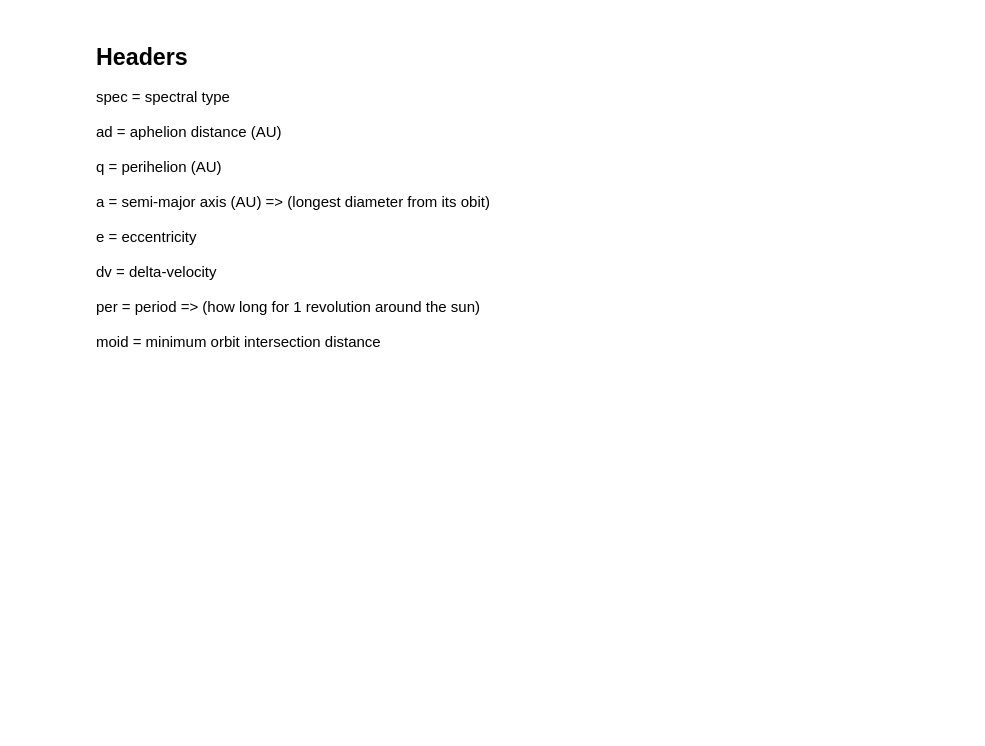
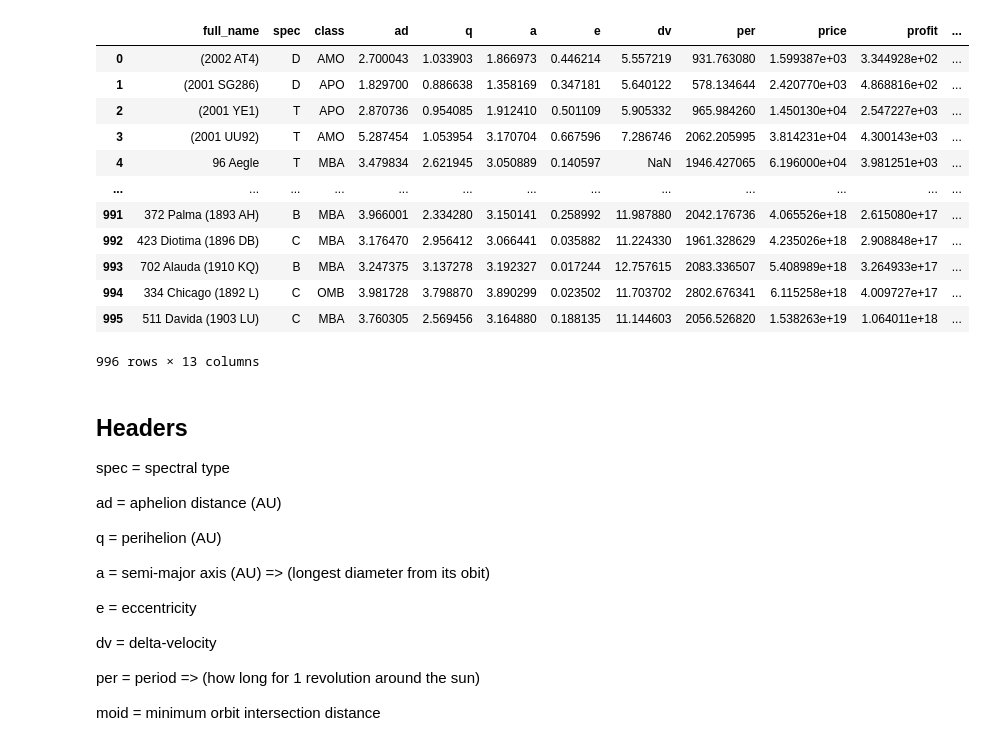
Before and after one commit to RobSalazar/Project-4, a Jupyter notebook: space_data.ipynb, the cells around one changed output. Saved outputs shown, nothing was run; the diff lists cells and outputs as text; code cells hidden in the pictures; blank space fills up the shorter version.

```diff
--- a/space_data.ipynb
+++ b/space_data.ipynb
@@ -17,6 +17,21 @@ df2 = pd.DataFrame(response2)
 # %%
 neo_df = df[['full_name', 'spec' , 'class' , 'ad' , 'q' , 'a' , 'e' , 'dv' ,'per' , 'price' , 'profit' , 'moid' , 'diameter']]
 neo_df2 = df2[['full_name', 'spec' , 'class' , 'ad' , 'q' , 'a' , 'e' , 'dv' ,'per' , 'price' , 'profit' , 'moid' , 'diameter']]
+neo_df2
+# %% [output]
+|  | full_name | spec | class | ad | q | a | e | dv | per | price | profit | ... |
+| 0 | (2002 AT4) | D | AMO | 2.700043 | 1.033903 | 1.866973 | 0.446214 | 5.557219 | 931.763080 | 1.599387e+03 | 3.344928e+02 | ... |
+| 1 | (2001 SG286) | D | APO | 1.829700 | 0.886638 | 1.358169 | 0.347181 | 5.640122 | 578.134644 | 2.420770e+03 | 4.868816e+02 | ... |
+| 2 | (2001 YE1) | T | APO | 2.870736 | 0.954085 | 1.912410 | 0.501109 | 5.905332 | 965.984260 | 1.450130e+04 | 2.547227e+03 | ... |
+| 3 | (2001 UU92) | T | AMO | 5.287454 | 1.053954 | 3.170704 | 0.667596 | 7.286746 | 2062.205995 | 3.814231e+04 | 4.300143e+03 | ... |
+| 4 | 96 Aegle | T | MBA | 3.479834 | 2.621945 | 3.050889 | 0.140597 | NaN | 1946.427065 | 6.196000e+04 | 3.981251e+03 | ... |
+| ... | ... | ... | ... | ... | ... | ... | ... | ... | ... | ... | ... | ... |
+| 991 | 372 Palma (1893 AH) | B | MBA | 3.966001 | 2.334280 | 3.150141 | 0.258992 | 11.987880 | 2042.176736 | 4.065526e+18 | 2.615080e+17 | ... |
+| 992 | 423 Diotima (1896 DB) | C | MBA | 3.176470 | 2.956412 | 3.066441 | 0.035882 | 11.224330 | 1961.328629 | 4.235026e+18 | 2.908848e+17 | ... |
+| 993 | 702 Alauda (1910 KQ) | B | MBA | 3.247375 | 3.137278 | 3.192327 | 0.017244 | 12.757615 | 2083.336507 | 5.408989e+18 | 3.264933e+17 | ... |
+| 994 | 334 Chicago (1892 L) | C | OMB | 3.981728 | 3.798870 | 3.890299 | 0.023502 | 11.703702 | 2802.676341 | 6.115258e+18 | 4.009727e+17 | ... |
+| 995 | 511 Davida (1903 LU) | C | MBA | 3.760305 | 2.569456 | 3.164880 | 0.188135 | 11.144603 | 2056.526820 | 1.538263e+19 | 1.064011e+18 | ... |
+996 rows × 13 columns
 # %% [markdown]
 ## Headers
 
```
Also changed, not shown: parts of 23 cells of this notebook, 2 other files.
